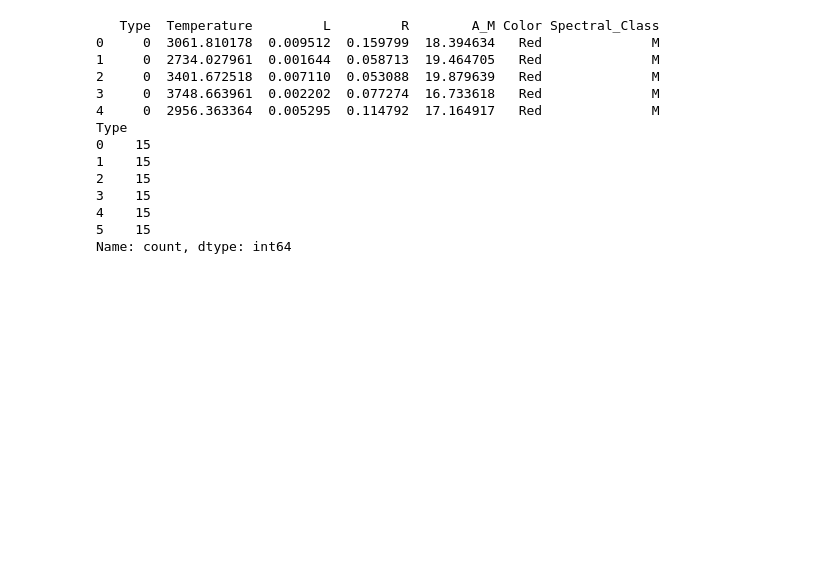
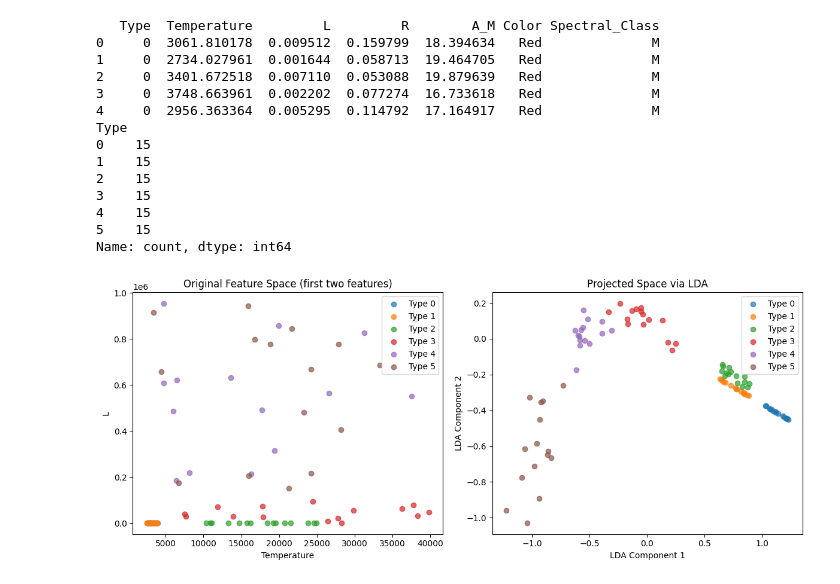
Before and after one commit to AvieTechy/MSA-Vstatis, a Jupyter notebook: Sources/Multi-class_LDA_star.ipynb, the cells around one changed output. Saved outputs shown, nothing was run; the diff lists cells and outputs as text; code cells hidden in the pictures; blank space fills up the shorter version.

```diff
--- a/Sources/Multi-class_LDA_star.ipynb
+++ b/Sources/Multi-class_LDA_star.ipynb
@@ -491,3 +483,40 @@ Type
 4    15
 5    15
 Name: count, dtype: int64
+# %%
+import matplotlib.pyplot as plt
+from sklearn.preprocessing import LabelEncoder
+
+# Chuẩn bị dữ liệu test
+feature_cols = ["Temperature", "L", "R", "A_M"]  # chỉ chọn features dạng số
+X_test = test_df[feature_cols].values
+y_test = test_df["Type"].values
+
+W = solve_lda(X_test, y_test, num_classes, num_components)
+
+# Chiếu vào không gian LDA đã học
+X_test_lda = X_test @ W
+
+# Vẽ dữ liệu gốc (2 feature đầu tiên thôi vì không gian cao)
+plt.figure(figsize=(12, 5))
+plt.subplot(1, 2, 1)
+for label in np.unique(y_test):
+    plt.scatter(X_test[y_test == label, 0], X_test[y_test == label, 1], label=f"Type {label}", alpha=0.7)
+plt.title("Original Feature Space (first two features)")
+plt.xlabel("Temperature")
+plt.ylabel("L")
+plt.legend()
+
+# Vẽ dữ liệu sau chiếu LDA
+plt.subplot(1, 2, 2)
+for label in np.unique(y_test):
+    plt.scatter(X_test_lda[y_test == label, 0], X_test_lda[y_test == label, 1], label=f"Type {label}", alpha=0.7)
+plt.title("Projected Space via LDA")
+plt.xlabel("LDA Component 1")
+plt.ylabel("LDA Component 2")
+plt.legend()
+
+plt.tight_layout()
+plt.show()
+# %% [output]
+[figure, added]
```
Also changed, not shown: parts of 1 cell of this notebook.
